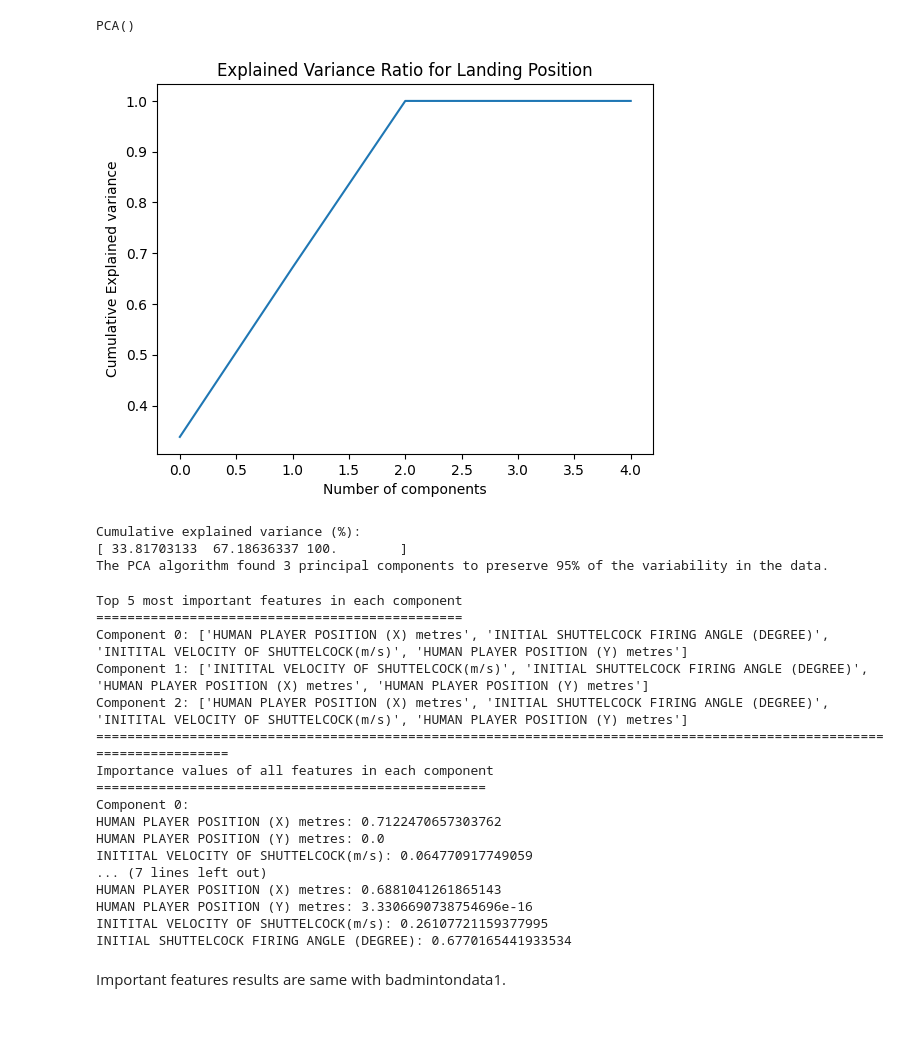
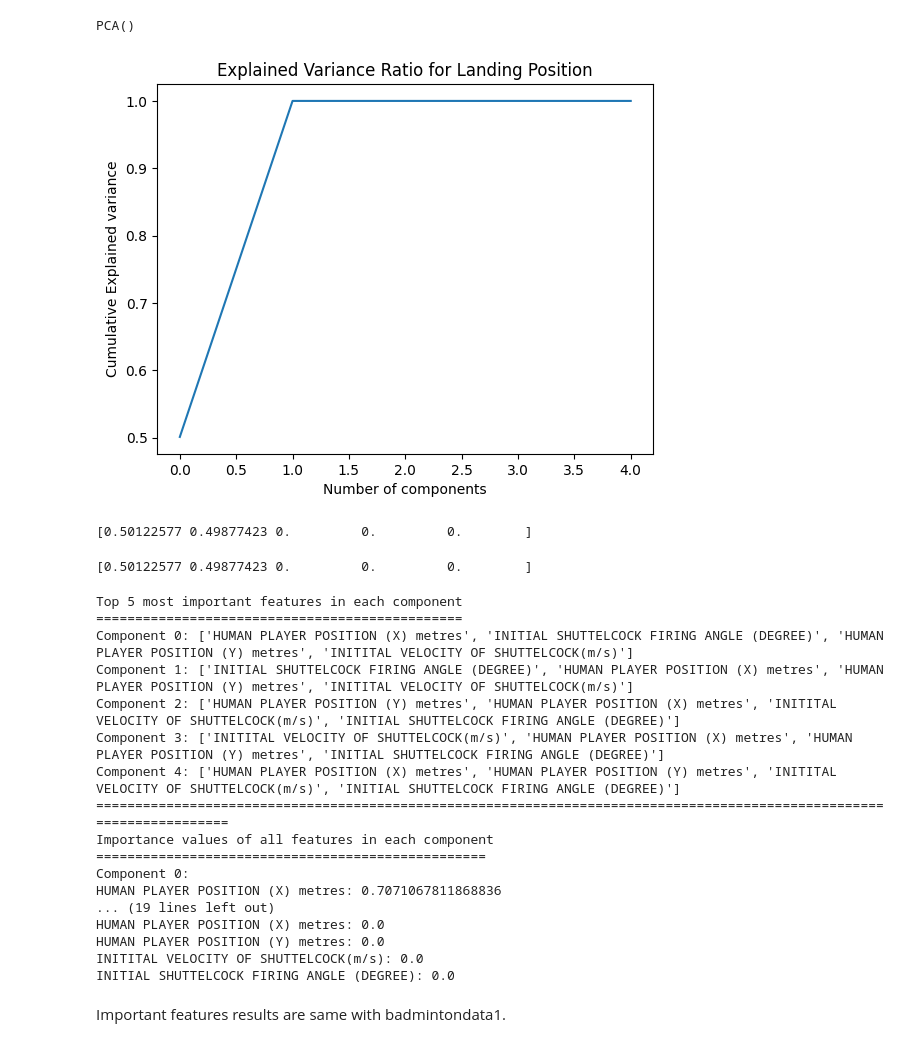
Before and after one commit to xunthongkkkkkk/DataAnalytics3005, a Jupyter notebook: badmintondata2_data-preprocessing/badmintondata2_preprocessing.ipynb, the cells around one changed output. Cells and saved outputs as stored; diff of their text form; code cells hidden in the pictures.

Commit message:
update cleaned data

```diff
--- a/badmintondata2_data-preprocessing/badmintondata2_preprocessing.ipynb
+++ b/badmintondata2_data-preprocessing/badmintondata2_preprocessing.ipynb
@@ -76,29 +76,33 @@ PCA()
 # %%
 import matplotlib.pyplot as plt
 import numpy as np
 from mpl_toolkits.mplot3d import Axes3D
 
 # Explained variance
 plt.plot(np.cumsum(pca.explained_variance_ratio_))
 plt.title('Explained Variance Ratio for Landing Position')
 plt.xlabel('Number of components')
 plt.ylabel('Cumulative Explained variance')
 plt.show()
 
 # Apply PCA by setting n_components=0.95 and plot 2D Scatterplot
-pca = PCA(n_components=0.95)
+pca = PCA()
 X_pca = pca.fit(X_train_scaled)
 
-print("Cumulative explained variance (%):")
-print(np.cumsum(pca.explained_variance_ratio_ * 100))
 
-components = len(pca.explained_variance_ratio_)
-print(f"The PCA algorithm found {components} principal components to preserve 95% of the variability in the data.")
+# The variance explained by each of the selected components
+print(pca.explained_variance_ratio_)
 # %% [output]
-[figure, old version]
+[figure, new version]
-Cumulative explained variance (%):
-[ 33.81703133  67.18636337 100.        ]
-The PCA algorithm found 3 principal components to preserve 95% of the variability in the data.
+[0.50122577 0.49877423 0.         0.         0.        ]
+# %%
+# Extract the explained variance ratio of each principal component
+eigen_energy=pca.explained_variance_ratio_
+
+# Print the explained variance ratios
+print(eigen_energy)
+# %% [output]
+[0.50122577 0.49877423 0.         0.         0.        ]
 # %%
 # Exclude 'SHOT_ID' column from PCA analysis
 pca_components = abs(pca.components_)[:, 1:]
@@ -134,21 +138,21 @@ for row in range(pca_components.shape[0]):
 # %% [output]
 Top 5 most important features in each component
 ===============================================
-Component 0: ['HUMAN PLAYER POSITION (X) metres', 'INITIAL SHUTTELCOCK FIRING ANGLE (DEGREE)', 'INITITAL VELOCITY OF SHUTTELCOCK(m/s)', 'HUMAN PLAYER POSITION (Y) metres']
-Component 1: ['INITITAL VELOCITY OF SHUTTELCOCK(m/s)', 'INITIAL SHUTTELCOCK FIRING ANGLE (DEGREE)', 'HUMAN PLAYER POSITION (X) metres', 'HUMAN PLAYER POSITION (Y) metres']
-Component 2: ['HUMAN PLAYER POSITION (X) metres', 'INITIAL SHUTTELCOCK FIRING ANGLE (DEGREE)', 'INITITAL VELOCITY OF SHUTTELCOCK(m/s)', 'HUMAN PLAYER POSITION (Y) metres']
+Component 0: ['HUMAN PLAYER POSITION (X) metres', 'INITIAL SHUTTELCOCK FIRING ANGLE (DEGREE)', 'HUMAN PLAYER POSITION (Y) metres', 'INITITAL VELOCITY OF SHUTTELCOCK(m/s)']
+Component 1: ['INITIAL SHUTTELCOCK FIRING ANGLE (DEGREE)', 'HUMAN PLAYER POSITION (X) metres', 'HUMAN PLAYER POSITION (Y) metres', 'INITITAL VELOCITY OF SHUTTELCOCK(m/s)']
+Component 2: ['HUMAN PLAYER POSITION (Y) metres', 'HUMAN PLAYER POSITION (X) metres', 'INITITAL VELOCITY OF SHUTTELCOCK(m/s)', 'INITIAL SHUTTELCOCK FIRING ANGLE (DEGREE)']
+Component 3: ['INITITAL VELOCITY OF SHUTTELCOCK(m/s)', 'HUMAN PLAYER POSITION (X) metres', 'HUMAN PLAYER POSITION (Y) metres', 'INITIAL SHUTTELCOCK FIRING ANGLE (DEGREE)']
+Component 4: ['HUMAN PLAYER POSITION (X) metres', 'HUMAN PLAYER POSITION (Y) metres', 'INITITAL VELOCITY OF SHUTTELCOCK(m/s)', 'INITIAL SHUTTELCOCK FIRING ANGLE (DEGREE)']
 ======================================================================================================================
 Importance values of all features in each component
 ==================================================
 Component 0:
-HUMAN PLAYER POSITION (X) metres: 0.7122470657303762
+HUMAN PLAYER POSITION (X) metres: 0.7071067811868836
+... (19 lines left out)
+HUMAN PLAYER POSITION (X) metres: 0.0
 HUMAN PLAYER POSITION (Y) metres: 0.0
-INITITAL VELOCITY OF SHUTTELCOCK(m/s): 0.064770917749059
-... (7 lines left out)
-HUMAN PLAYER POSITION (X) metres: 0.6881041261865143
-HUMAN PLAYER POSITION (Y) metres: 3.3306690738754696e-16
-INITITAL VELOCITY OF SHUTTELCOCK(m/s): 0.26107721159377995
-INITIAL SHUTTELCOCK FIRING ANGLE (DEGREE): 0.6770165441933534
+INITITAL VELOCITY OF SHUTTELCOCK(m/s): 0.0
+INITIAL SHUTTELCOCK FIRING ANGLE (DEGREE): 0.0
 # %% [markdown]
 Important features results are same with badmintondata1.
 # %%
```
Also changed, not shown: parts of 6 cells of this notebook, 7 other files.
